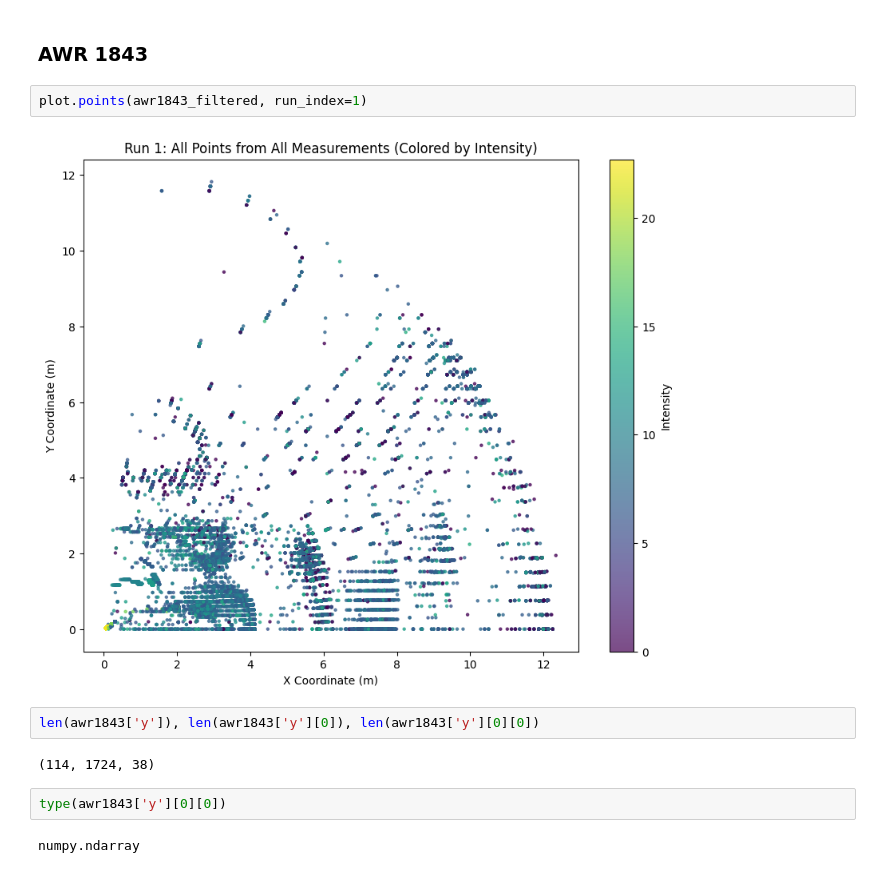
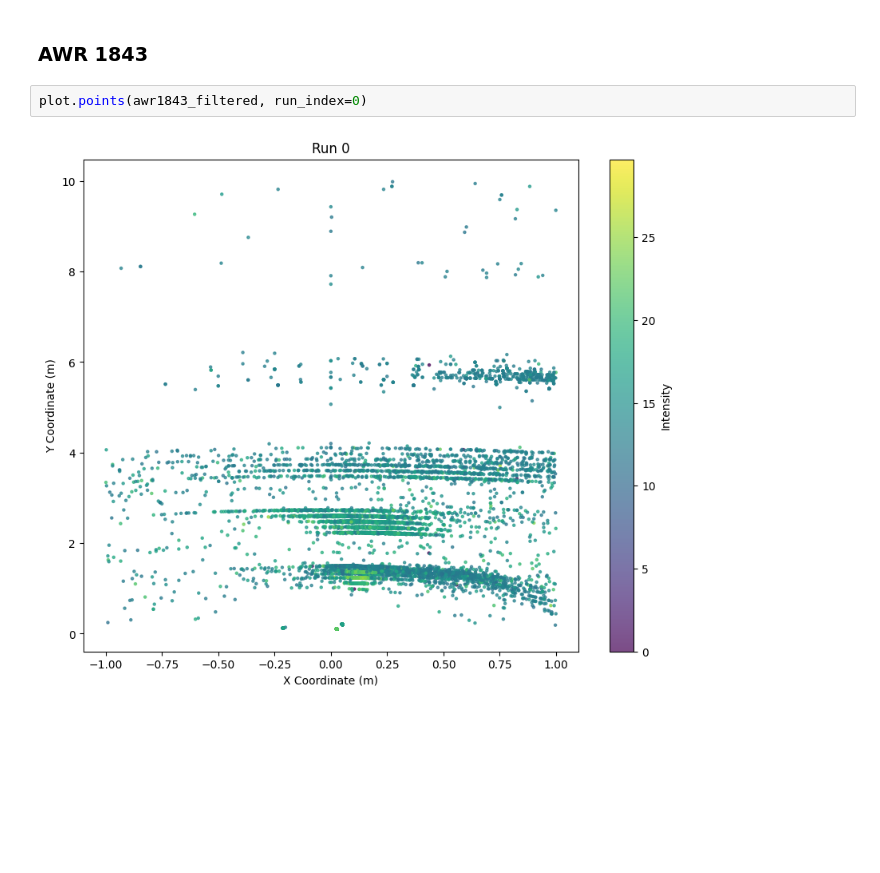
Before and after one commit to arpg/radar-water-monitoring, a Jupyter notebook: plot.ipynb, the cells around one changed output. Saved outputs shown, nothing was run; the diff lists cells and outputs as text; blank space fills up the shorter version.

```diff
--- a/plot.ipynb
+++ b/plot.ipynb
@@ -61,15 +66,7 @@ iwr1443_stats = utils.compute_statistics(iwr1443_filtered, window_size=window_si
 # %% [markdown]
 ### AWR 1843
 # %%
-plot.points(awr1843_filtered, run_index=1)
+plot.points(awr1843_filtered, run_index=0)
 # %% [output]
-[figure, old version]
+[figure, new version]
-# %%
-len(awr1843['y']), len(awr1843['y'][0]), len(awr1843['y'][0][0])
-# %% [output]
-(114, 1724, 38)
-# %%
-type(awr1843['y'][0][0])
-# %% [output]
-numpy.ndarray
 # %%
```
Also changed, not shown: parts of 23 cells of this notebook, 2 other files.
